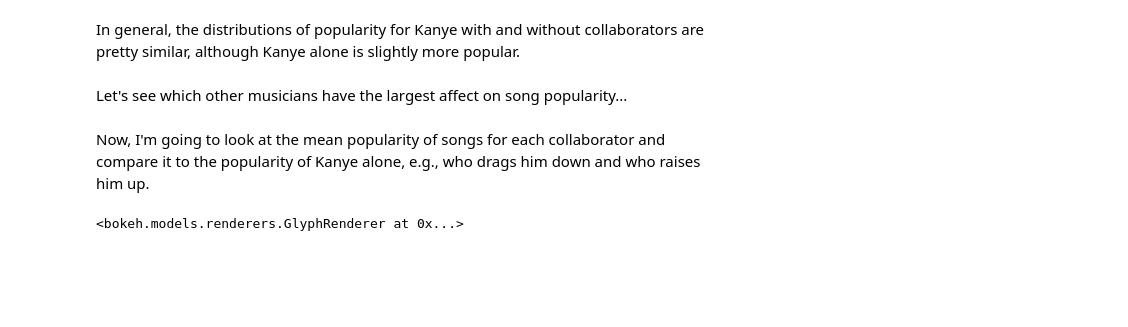
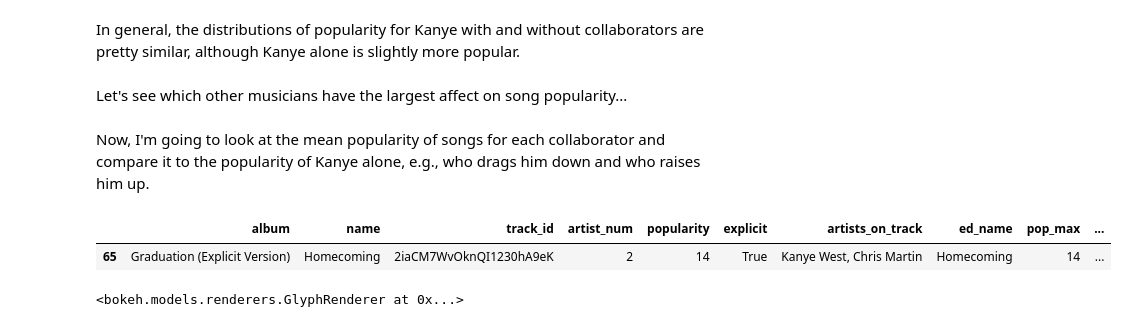
Before and after one commit to katiesch/DSInteractives, a Jupyter notebook: kanye.ipynb, the cells around one changed output. Cells and saved outputs as stored; diff of their text form; code cells hidden in the pictures; blank space fills up the shorter version.

```diff
--- a/kanye.ipynb
+++ b/kanye.ipynb
@@ -356,6 +382,11 @@ collab_info=make_collab_list(explicit, 'Kanye West')
 collab_info['count']=pd.Series(range(0, len(collab_info)))
 # %% [markdown]
 Now, I'm going to look at the mean popularity of songs for each collaborator and compare it to the popularity of Kanye alone, e.g., who drags him down and who raises him up.
+# %%
+explicit.loc[np.where(explicit['name']=='Homecoming')[0]]
+# %% [output]
+|  | album | name | track_id | artist_num | popularity | explicit | artists_on_track | ed_name | pop_max | ... |
+| 65 | Graduation (Explicit Version) | Homecoming | 2iaCM7WvOknQI1230hA9eK | 2 | 14 | True | Kanye West, Chris Martin | Homecoming | 14 | ... |
 # %%
 from bokeh.charts import Scatter, output_file, show
 from bokeh.models import ColumnDataSource, HoverTool, BoxZoomTool, ResetTool
```
Also changed, not shown: parts of 8 cells of this notebook.
